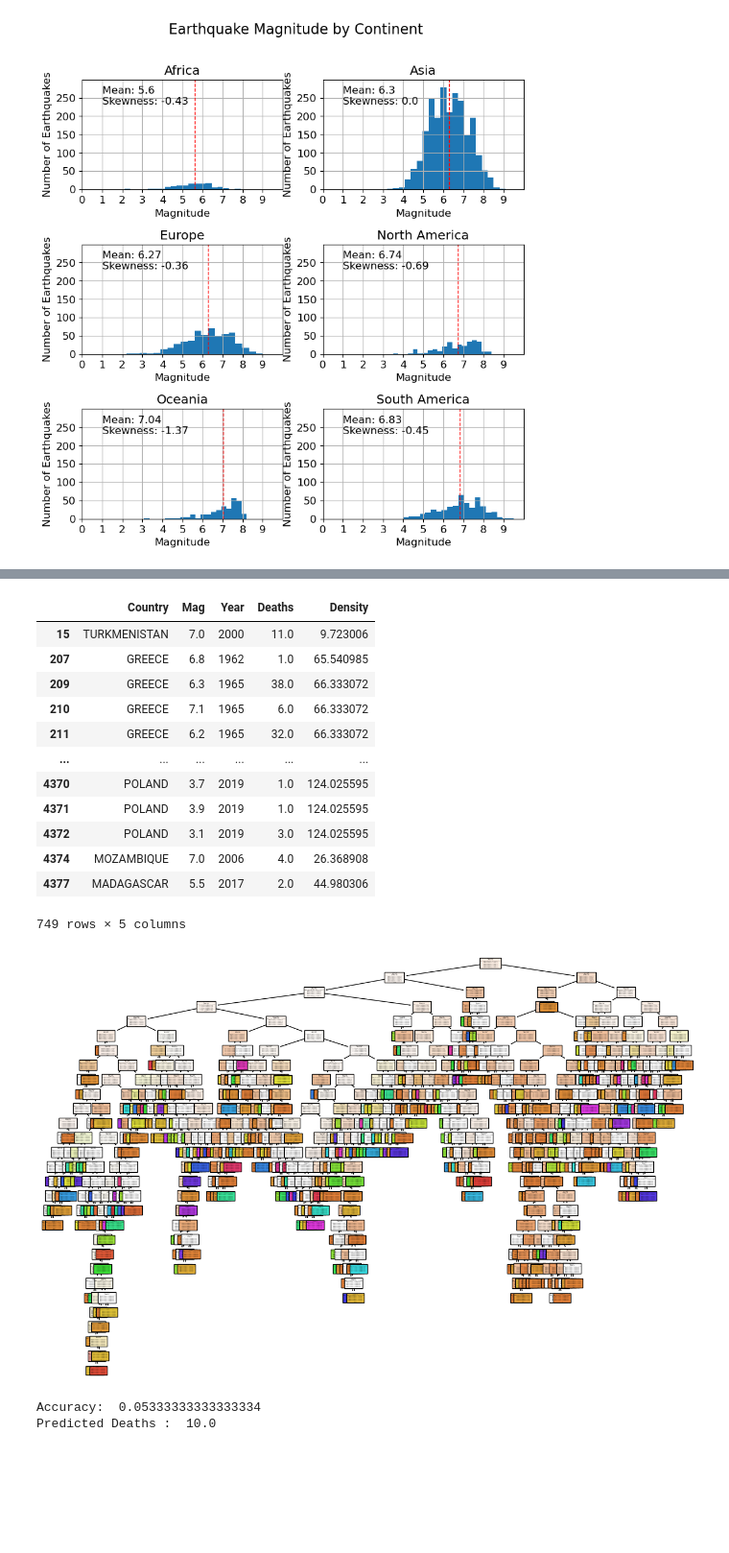
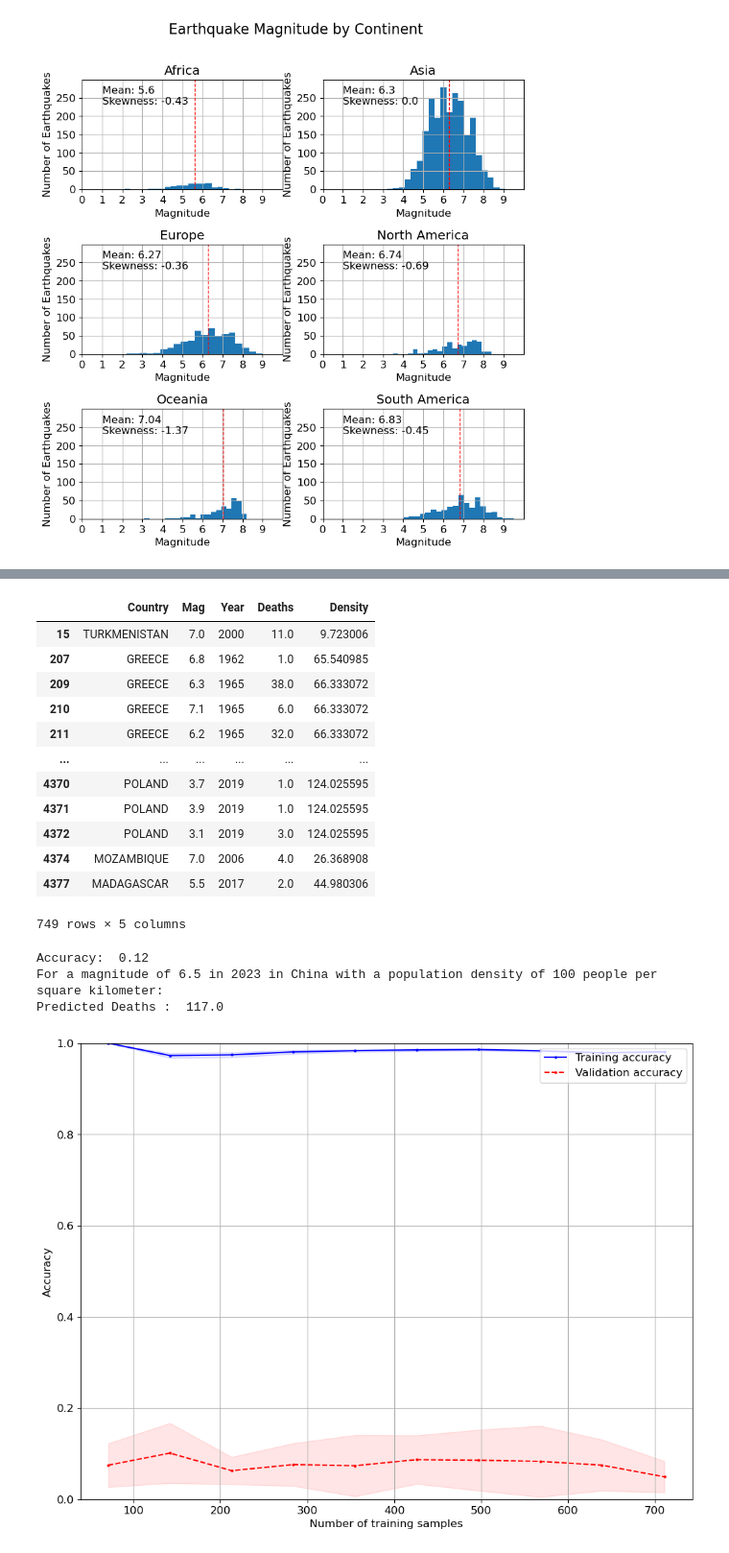
Before and after one commit to Matthijs-Vossen/Earthquake-Analysis, a Jupyter notebook: simon's-eda/eda.ipynb, the cells around one changed output, grey strips where cells are left out. Shown at 96% size. Cells and saved outputs as stored; diff of their text form; code cells hidden in the pictures; blank space fills up the shorter version.

```diff
--- a/simon's-eda/eda.ipynb
+++ b/simon's-eda/eda.ipynb
@@ -346,7 +315,7 @@ from sklearn.tree import DecisionTreeClassifier
 from sklearn.metrics import accuracy_score
 from sklearn.metrics import confusion_matrix
 from sklearn import tree
-
+from sklearn.model_selection import learning_curve
 
 def classifiy_earthquakes(feature_to_predict):
     df_pop_den = pd.read_excel('API_EN.POP.DNST_DS2_en_excel_v2_5113872.xls', skiprows=3)
@@ -391,9 +360,9 @@ def classifiy_earthquakes(feature_to_predict):
 
     #plot the decision tree
     clf = clf.fit(X_train, y_train)
-    plt.figure(figsize=(15, 10))
-    tree.plot_tree(clf, filled=True)
-    plt.show()
+    # plt.figure(figsize=(15, 10))
+    # tree.plot_tree(clf, filled=True)
+    # plt.show()
 
     y_pred = clf.predict(X_test)
 
@@ -405,33 +374,55 @@ def classifiy_earthquakes(feature_to_predict):
         cl[country] = 1
         return cl
 
     # print accuracy
     print("Accuracy: ", accuracy_score(y_test, y_pred))
     # print(clf.predict(X_test))
 
     # test the model and include Mag, Year, Density and features
     test = pd.DataFrame({'Mag': [6.5], 'Year': [2023], 'Density': [100]})
     test = pd.concat([test, selected_country('CHINA')], axis=1)
+    print("For a magnitude of 6.5 in 2023 in China with a population density of 100 people per square kilometer:")
     print("Predicted", feature_to_predict,": ", clf.predict(test)[0])
+
+    train_sizes, train_scores, test_scores = learning_curve(clf, X, y, cv=20, n_jobs=-1, train_sizes=np.linspace(0.1, 1.0, 10))
+
+    # Calculate the mean and standard deviation of the training and validation scores
+    train_mean = np.mean(train_scores, axis=1)
+    train_std = np.std(train_scores, axis=1)
+    test_mean = np.mean(test_scores, axis=1)
+    test_std = np.std(test_scores, axis=1)
+
+    # Plot the learning curve
+    plt.plot(train_sizes, train_mean, color='blue', marker='o', markersize=2, label='Training accuracy')
+    plt.fill_between(train_sizes, train_mean + train_std, train_mean - train_std, alpha=0.1, color='blue')
+    plt.plot(train_sizes, test_mean, color='red', linestyle='--', marker='o', markersize=2, label='Validation accuracy')
+    plt.fill_between(train_sizes, test_mean + test_std, test_mean - test_std, alpha=0.1, color='red')
+    plt.grid()
+    plt.xlabel('Number of training samples')
+    plt.ylabel('Accuracy')
+    plt.legend(loc='upper right')
+    plt.ylim([0.0, 1.0])
+    plt.show()
 
 classifiy_earthquakes(feature_to_predict='Deaths')
 
 # # make confusion_matrix dataframe and print it
 # print(confusion_matrix(y_test, y_pred))
 # %% [output]
 |  | Country | Mag | Year | Deaths | Density |
 | 15 | TURKMENISTAN | 7.0 | 2000 | 11.0 | 9.723006 |
 | 207 | GREECE | 6.8 | 1962 | 1.0 | 65.540985 |
 | 209 | GREECE | 6.3 | 1965 | 38.0 | 66.333072 |
 | 210 | GREECE | 7.1 | 1965 | 6.0 | 66.333072 |
 | 211 | GREECE | 6.2 | 1965 | 32.0 | 66.333072 |
 | ... | ... | ... | ... | ... | ... |
 | 4370 | POLAND | 3.7 | 2019 | 1.0 | 124.025595 |
 | 4371 | POLAND | 3.9 | 2019 | 1.0 | 124.025595 |
 | 4372 | POLAND | 3.1 | 2019 | 3.0 | 124.025595 |
 | 4374 | MOZAMBIQUE | 7.0 | 2006 | 4.0 | 26.368908 |
 | 4377 | MADAGASCAR | 5.5 | 2017 | 2.0 | 44.980306 |
 749 rows × 5 columns
+Accuracy:  0.12
+For a magnitude of 6.5 in 2023 in China with a population density of 100 people per square kilometer:
+Predicted Deaths :  117.0
-[figure, old version]
+[figure, new version]
-Accuracy:  0.05333333333333334
-Predicted Deaths :  10.0
```
Also changed, not shown: parts of 11 cells of this notebook.
